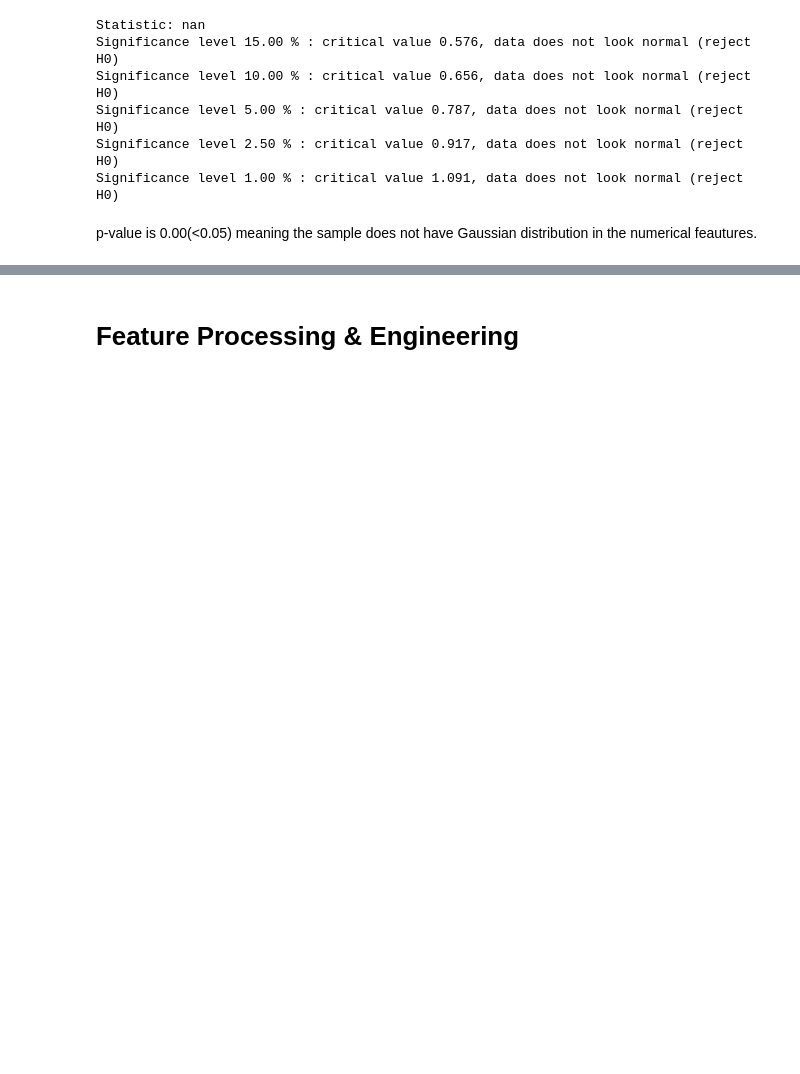
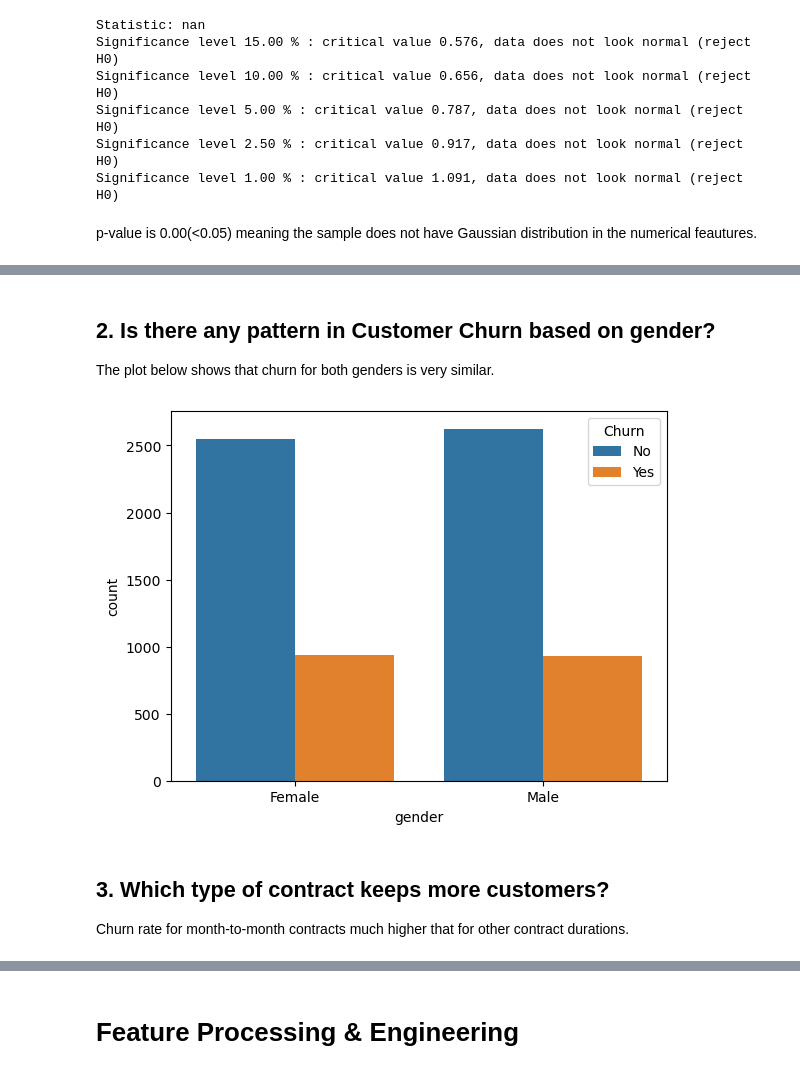
Before and after one commit to ikoghoemmanuell/Classification----Predicting-Customer-Churn, a Jupyter notebook: Team Nice LP3 (2).ipynb, the cells around one changed output, grey strips where cells are left out. Cells and saved outputs as stored; diff of their text form; code cells hidden in the pictures; blank space fills up the shorter version.

```diff
--- a/Team Nice LP3 (2).ipynb
+++ b/Team Nice LP3 (2).ipynb
@@ -456,0 +470,13 @@ p-value is 0.00(<0.05) meaning the sample does not have Gaussian distribution in
+# %% [markdown]
+## 2. Is there any pattern in Customer Churn based on gender?
+The plot below shows that churn for both genders is very similar.
+# %%
+sns.countplot(data = data,
+              x = 'gender',
+              hue = 'Churn')
+plt.show()
+# %% [output]
+[figure, added]
+# %% [markdown]
+## 3. Which type of contract keeps more customers?
+Churn rate for month-to-month contracts much higher that for other contract durations.
```
Also changed, not shown: parts of 24 cells of this notebook.
